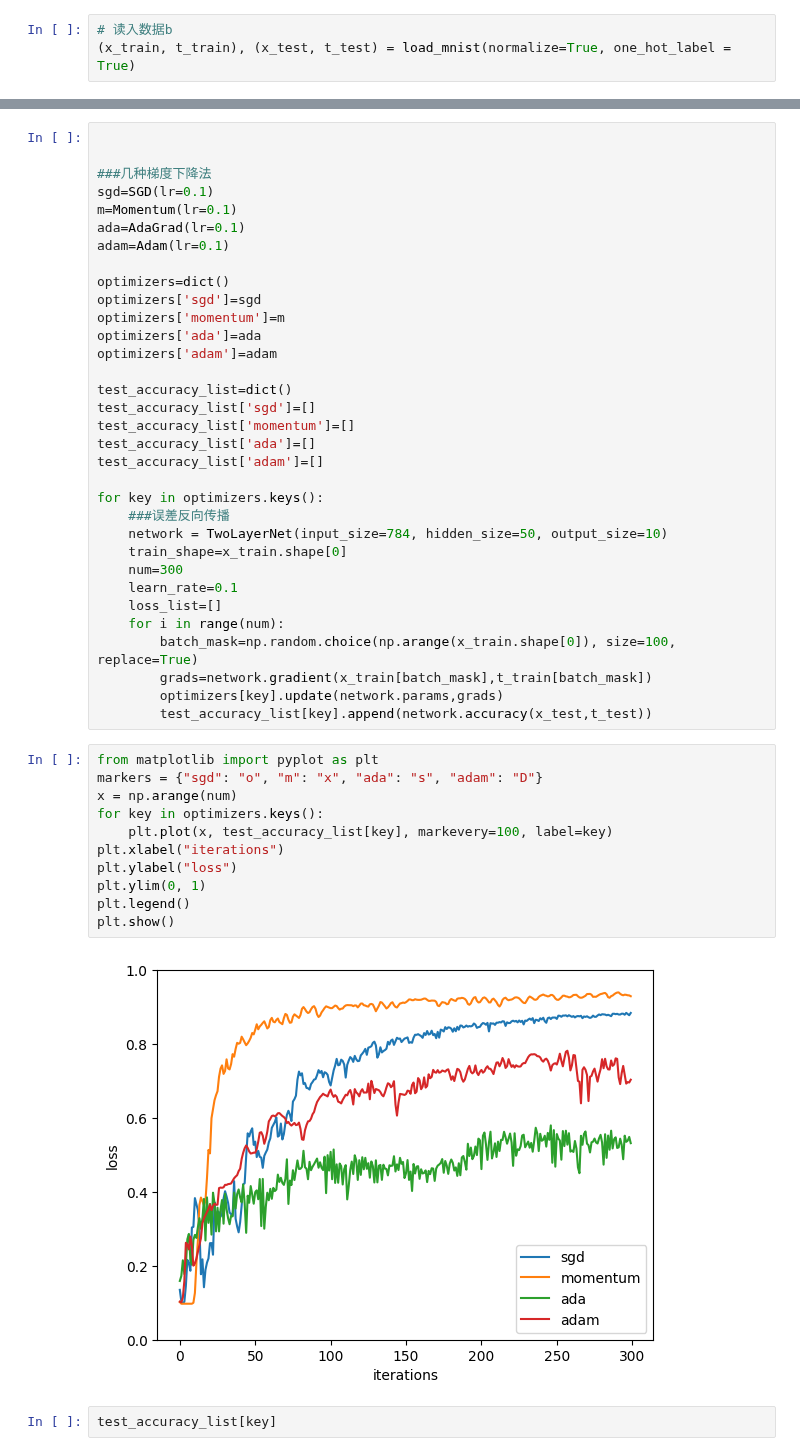
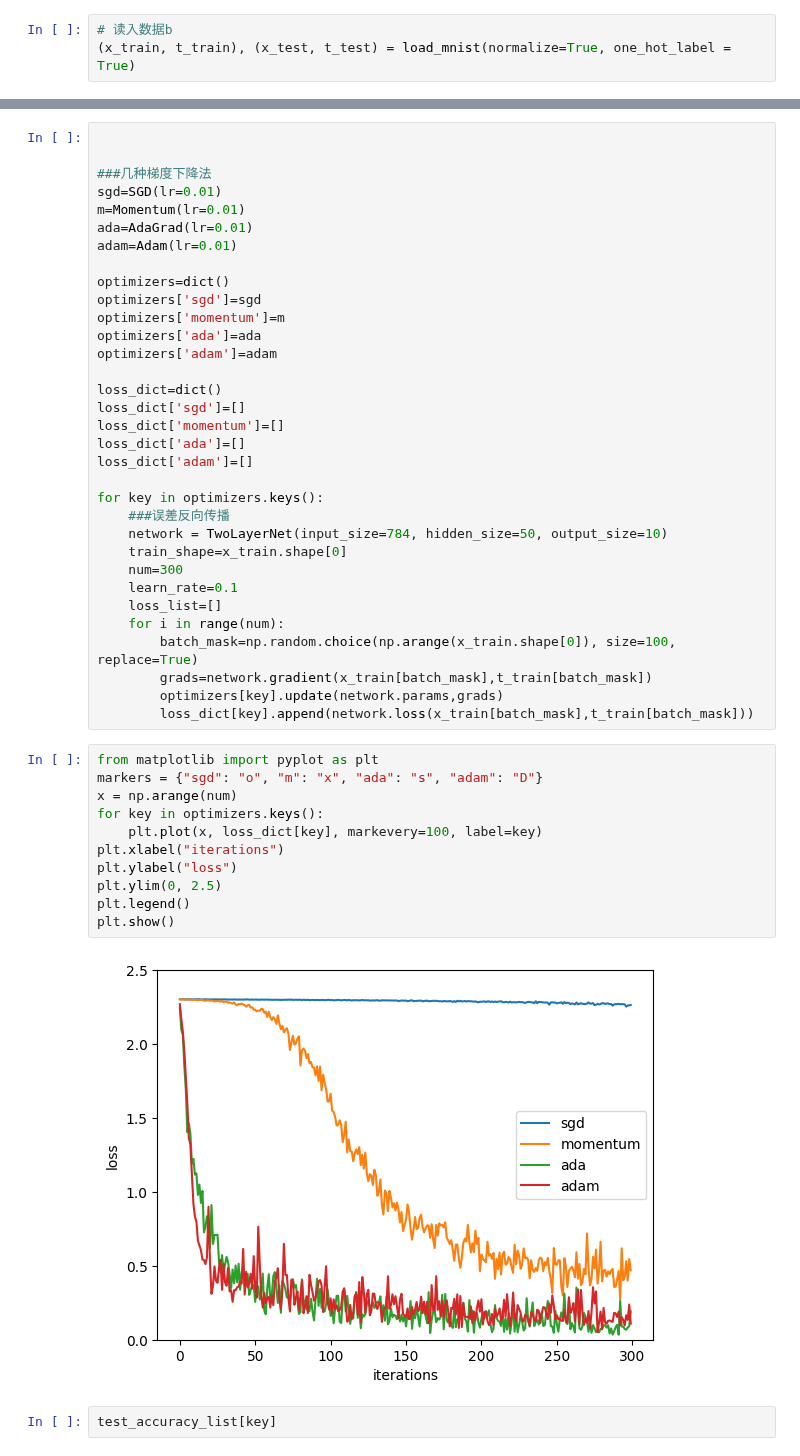
Before and after one commit to Waitmeplea/dl_learning, a Jupyter notebook: dplearning/神经网络迭代方式.ipynb, the cells around one changed output, grey strips where cells are left out. Drawn from its saved outputs; the diff is of its cells as text.

```diff
--- a/dplearning/神经网络迭代方式.ipynb
+++ b/dplearning/神经网络迭代方式.ipynb
@@ -114,10 +115,10 @@ class TwoLayerNet:
 
 
 ###几种梯度下降法
-sgd=SGD(lr=0.1)
-m=Momentum(lr=0.1)
-ada=AdaGrad(lr=0.1)
-adam=Adam(lr=0.1)
+sgd=SGD(lr=0.01)
+m=Momentum(lr=0.01)
+ada=AdaGrad(lr=0.01)
+adam=Adam(lr=0.01)
 
 optimizers=dict()
 optimizers['sgd']=sgd
@@ -125,11 +126,11 @@ optimizers['momentum']=m
 optimizers['ada']=ada
 optimizers['adam']=adam
 
-test_accuracy_list=dict()
-test_accuracy_list['sgd']=[]
-test_accuracy_list['momentum']=[]
-test_accuracy_list['ada']=[]
-test_accuracy_list['adam']=[]
+loss_dict=dict()
+loss_dict['sgd']=[]
+loss_dict['momentum']=[]
+loss_dict['ada']=[]
+loss_dict['adam']=[]
 
 for key in optimizers.keys():
     ###误差反向传播
@@ -142,20 +143,20 @@ for key in optimizers.keys():
         batch_mask=np.random.choice(np.arange(x_train.shape[0]), size=100, replace=True)
         grads=network.gradient(x_train[batch_mask],t_train[batch_mask])
         optimizers[key].update(network.params,grads)
-        test_accuracy_list[key].append(network.accuracy(x_test,t_test))
+        loss_dict[key].append(network.loss(x_train[batch_mask],t_train[batch_mask]))
 # %%
 from matplotlib import pyplot as plt
 markers = {"sgd": "o", "m": "x", "ada": "s", "adam": "D"}
 x = np.arange(num)
 for key in optimizers.keys():
-    plt.plot(x, test_accuracy_list[key], markevery=100, label=key)
+    plt.plot(x, loss_dict[key], markevery=100, label=key)
 plt.xlabel("iterations")
 plt.ylabel("loss")
-plt.ylim(0, 1)
+plt.ylim(0, 2.5)
 plt.legend()
 plt.show()
 # %% [output]
-[figure, old version]
+[figure, new version]
 # %%
 test_accuracy_list[key]
 # %% [output]
```
Also changed, not shown: parts of 1 cell of this notebook, 7 other files.
